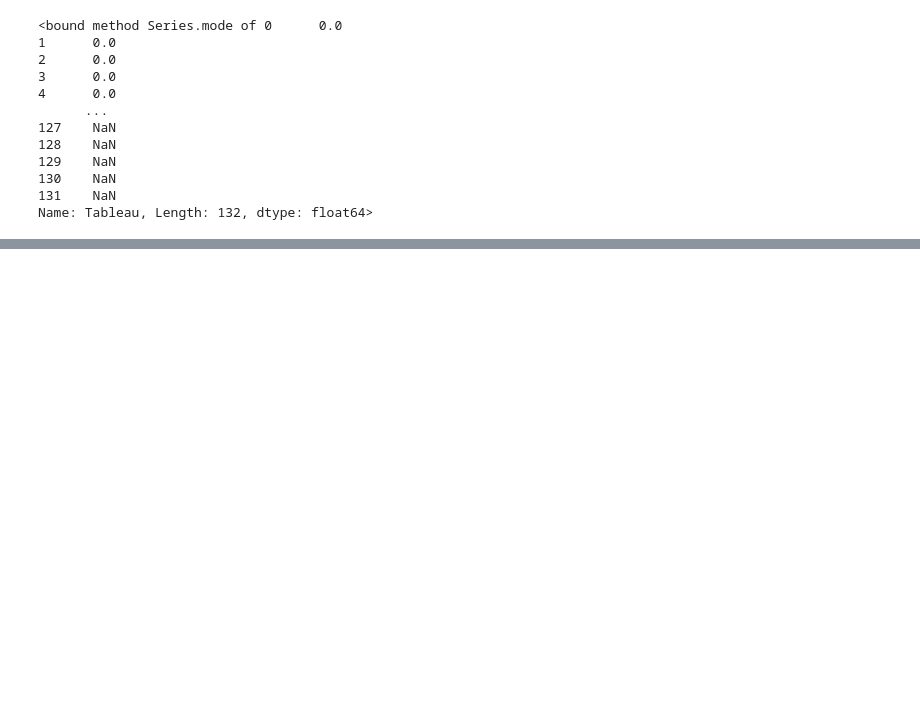
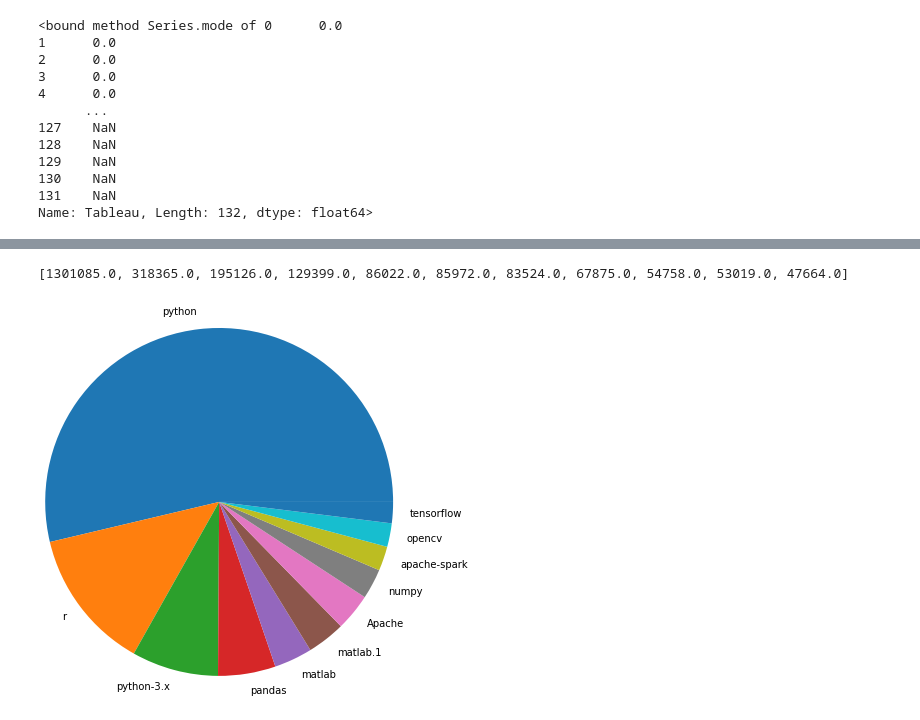
Before and after one commit to sushamasivananthan/Time-Series-Analysis, a Jupyter notebook: Time Series Analysis.ipynb, the cells around one changed output, grey strips where cells are left out. Cells and saved outputs as stored; diff of their text form; code cells hidden in the pictures; blank space fills up the shorter version.

```diff
--- a/Time Series Analysis.ipynb
+++ b/Time Series Analysis.ipynb
@@ -92,0 +83,3 @@ interactive_plot(normalize(df),'Stackoverflow Questions Count over years')
+# %%
+df[['year','months']] = df.month.str.split("-",expand=True)
+print(df['year'], df['months'])
@@ -92,0 +114,3 @@ interactive_plot(normalize(df),'Stackoverflow Questions Count over years')
+# %%
+included =  df.drop(columns=["month","year","months"])
+print(included.head())
@@ -92,0 +135,13 @@ interactive_plot(normalize(df),'Stackoverflow Questions Count over years')
+# %%
+
+question_count  = included.sum(axis = 0)
+top_keys = question_count.sort_values(ascending = False)[0:11]
+print(list(top_keys))
+# %% [output]
+[1301085.0, 318365.0, 195126.0, 129399.0, 86022.0, 85972.0, 83524.0, 67875.0, 54758.0, 53019.0, 47664.0]
+# %%
+
+plt.pie(top_keys, labels = top_keys.index, radius=2)
+plt.show()
+# %% [output]
+[figure, added]
```
Also changed, not shown: parts of 11 cells of this notebook.
